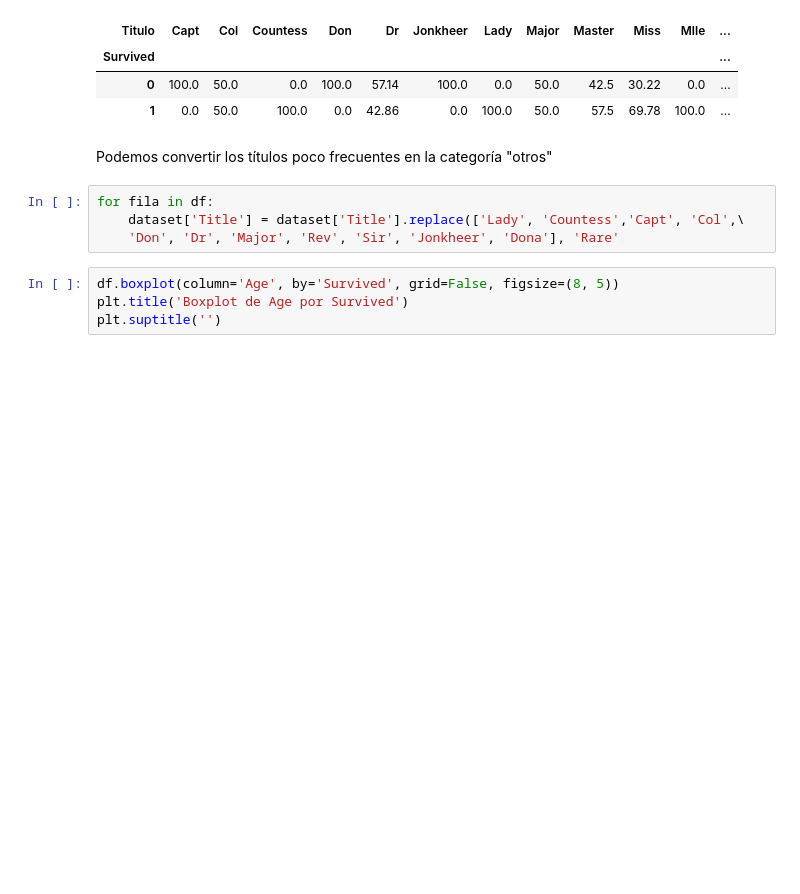
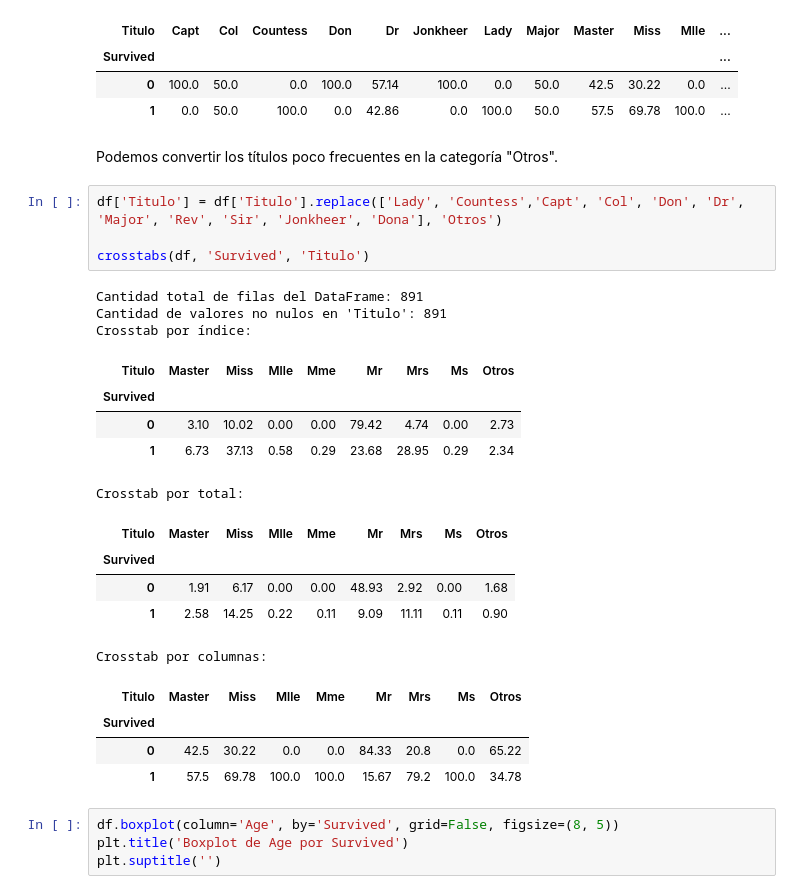
Before and after one commit to MartoBadi/TSCDIA-, a Jupyter notebook: Modelizado de Minería de Datos/tp_final/tp_final_clasificacion.ipynb, the cells around one changed output. Drawn from its saved outputs; the diff is of its cells as text; blank space fills up the shorter version.

```diff
--- a/Modelizado de Minería de Datos/tp_final/tp_final_clasificacion.ipynb
+++ b/Modelizado de Minería de Datos/tp_final/tp_final_clasificacion.ipynb
@@ -511,11 +511,29 @@ Crosstab por columnas:
 | 0 | 100.0 | 50.0 | 0.0 | 100.0 | 57.14 | 100.0 | 0.0 | 50.0 | 42.5 | 30.22 | 0.0 | ... |
 | 1 | 0.0 | 50.0 | 100.0 | 0.0 | 42.86 | 0.0 | 100.0 | 50.0 | 57.5 | 69.78 | 100.0 | ... |
 # %% [markdown]
-Podemos convertir los títulos poco frecuentes en la categoría "otros"
+Podemos convertir los títulos poco frecuentes en la categoría "Otros".
 # %%
-for fila in df:
-    dataset['Title'] = dataset['Title'].replace(['Lady', 'Countess','Capt', 'Col',\
- 	'Don', 'Dr', 'Major', 'Rev', 'Sir', 'Jonkheer', 'Dona'], 'Rare'
+df['Titulo'] = df['Titulo'].replace(['Lady', 'Countess','Capt', 'Col', 'Don', 'Dr', 'Major', 'Rev', 'Sir', 'Jonkheer', 'Dona'], 'Otros')
+
+crosstabs(df, 'Survived', 'Titulo')
+# %% [output]
+Cantidad total de filas del DataFrame: 891
+Cantidad de valores no nulos en 'Titulo': 891
+Crosstab por índice:
+| Titulo | Master | Miss | Mlle | Mme | Mr | Mrs | Ms | Otros |
+| Survived |  |  |  |  |  |  |  |  |
+| 0 | 3.10 | 10.02 | 0.00 | 0.00 | 79.42 | 4.74 | 0.00 | 2.73 |
+| 1 | 6.73 | 37.13 | 0.58 | 0.29 | 23.68 | 28.95 | 0.29 | 2.34 |
+Crosstab por total:
+| Titulo | Master | Miss | Mlle | Mme | Mr | Mrs | Ms | Otros |
+| Survived |  |  |  |  |  |  |  |  |
+| 0 | 1.91 | 6.17 | 0.00 | 0.00 | 48.93 | 2.92 | 0.00 | 1.68 |
+| 1 | 2.58 | 14.25 | 0.22 | 0.11 | 9.09 | 11.11 | 0.11 | 0.90 |
+Crosstab por columnas:
+| Titulo | Master | Miss | Mlle | Mme | Mr | Mrs | Ms | Otros |
+| Survived |  |  |  |  |  |  |  |  |
+| 0 | 42.5 | 30.22 | 0.0 | 0.0 | 84.33 | 20.8 | 0.0 | 65.22 |
+| 1 | 57.5 | 69.78 | 100.0 | 100.0 | 15.67 | 79.2 | 100.0 | 34.78 |
 # %%
 df.boxplot(column='Age', by='Survived', grid=False, figsize=(8, 5))
 plt.title('Boxplot de Age por Survived')
```
